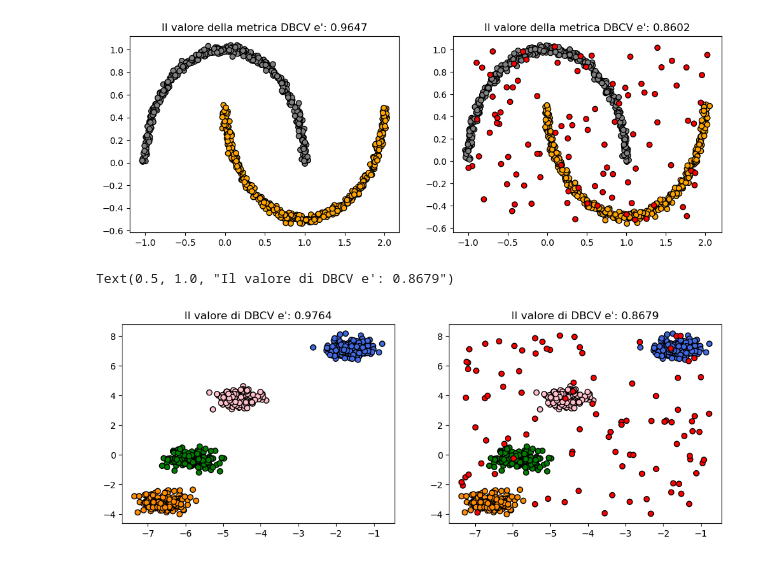
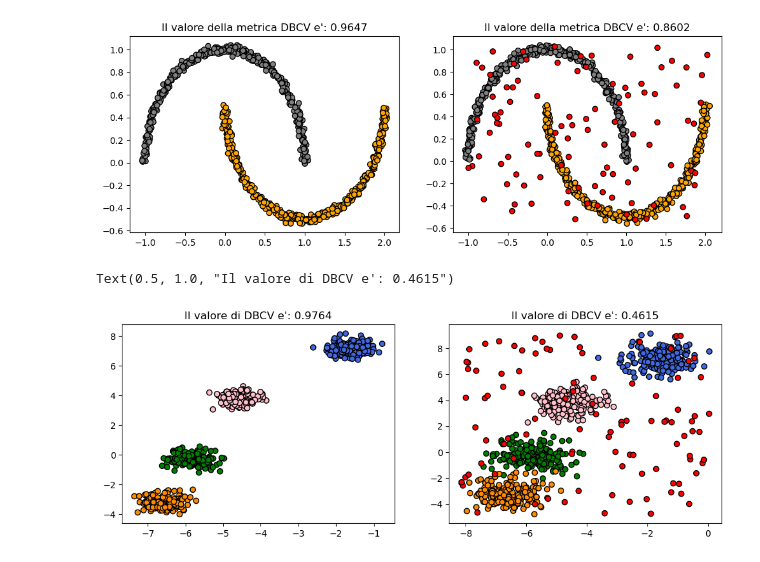
Before and after one commit to ArocchiDS/dbscan-clustering-ehr-data, a Jupyter notebook: DBSCAN.ipynb, the cells around one changed output. Saved outputs shown, nothing was run; the diff lists cells and outputs as text; code cells hidden in the pictures.

```diff
--- a/DBSCAN.ipynb
+++ b/DBSCAN.ipynb
@@ -39,30 +39,30 @@ Text(0.5, 1.0, "Il valore della metrica DBCV e': 0.8602")
 # %%
 #Clusters circolari ben separati
 #-- CREAZIONE CLUSTERS CIRCOLARI SENZA PUNTI NOISE
 X1, y1 = sklearn.datasets.make_blobs(n_samples = 800, centers = 4, cluster_std = 0.30, random_state = 22)
 #-- CREAZIONE CLUSTERS CIRCOLARI CON PUNTI NOISE
-X2, y2 = sklearn.datasets.make_blobs(n_samples = 800, centers = 4, cluster_std = 0.30, random_state = 22)
+X2, y2 = sklearn.datasets.make_blobs(n_samples = 800, centers = 4, cluster_std = 0.60, random_state = 22)
 noise_id = -1
 rng = np.random.RandomState(200)
 quantiles = np.quantile(X2, (0, 1), axis = 0)
 X2_noise = rng.uniform(*quantiles, size = (100, 2))
 y2_noise = 100 * [noise_id]
 X2, y2 = np.vstack((X2, X2_noise)), np.hstack((y2, y2_noise))
 #-- CALCOLO VALORE DBCV PER OGNI PLOT DI CLUSTERS
 score_dbcv_blobs_without_noise = dbcv.dbcv(X1, y1)
 score_dbcv_blobs_with_noise = dbcv.dbcv(X2, y2)
 #-- IMPOSTAZIONE COLORI CLUSTERS E CREAZIONE DEI SUBPLOTS
 cluster_colors = {-1: "red", 0: "green", 1: "royalblue", 2: "darkorange", 3: "pink"}
 fig, axes = plt.subplots(1, 2, figsize=(12, 4))
 #-- CREAZIONE DI OGNI PLOT DI CLUSTERS
 axes[0].scatter(X1[:, 0], X1[:, 1], c = [cluster_colors[label] for label in y1], edgecolors = 'k')
 axes[1].scatter(X2[:, 0], X2[:, 1], c = [cluster_colors[label] for label in y2], edgecolors = 'k')
 #-- PRINT I VALORI DBCV PER OGNI PLOT DI CLUSTERS
 axes[0].set_title(f"Il valore di DBCV e': {score_dbcv_blobs_without_noise:.4f}")
 axes[1].set_title(f"Il valore di DBCV e': {score_dbcv_blobs_with_noise:.4f}")
 # %% [output]
-Text(0.5, 1.0, "Il valore di DBCV e': 0.8679")
+Text(0.5, 1.0, "Il valore di DBCV e': 0.4615")
-[figure, old version]
+[figure, new version]
 # %%
 #ANELLI CONCENTRICI
 #-- CREAZIONE CLUSTERS CON FORMA DI ANNELLI SENZA PUNTI NOISE
```
Also changed, not shown: parts of 3 cells of this notebook.
